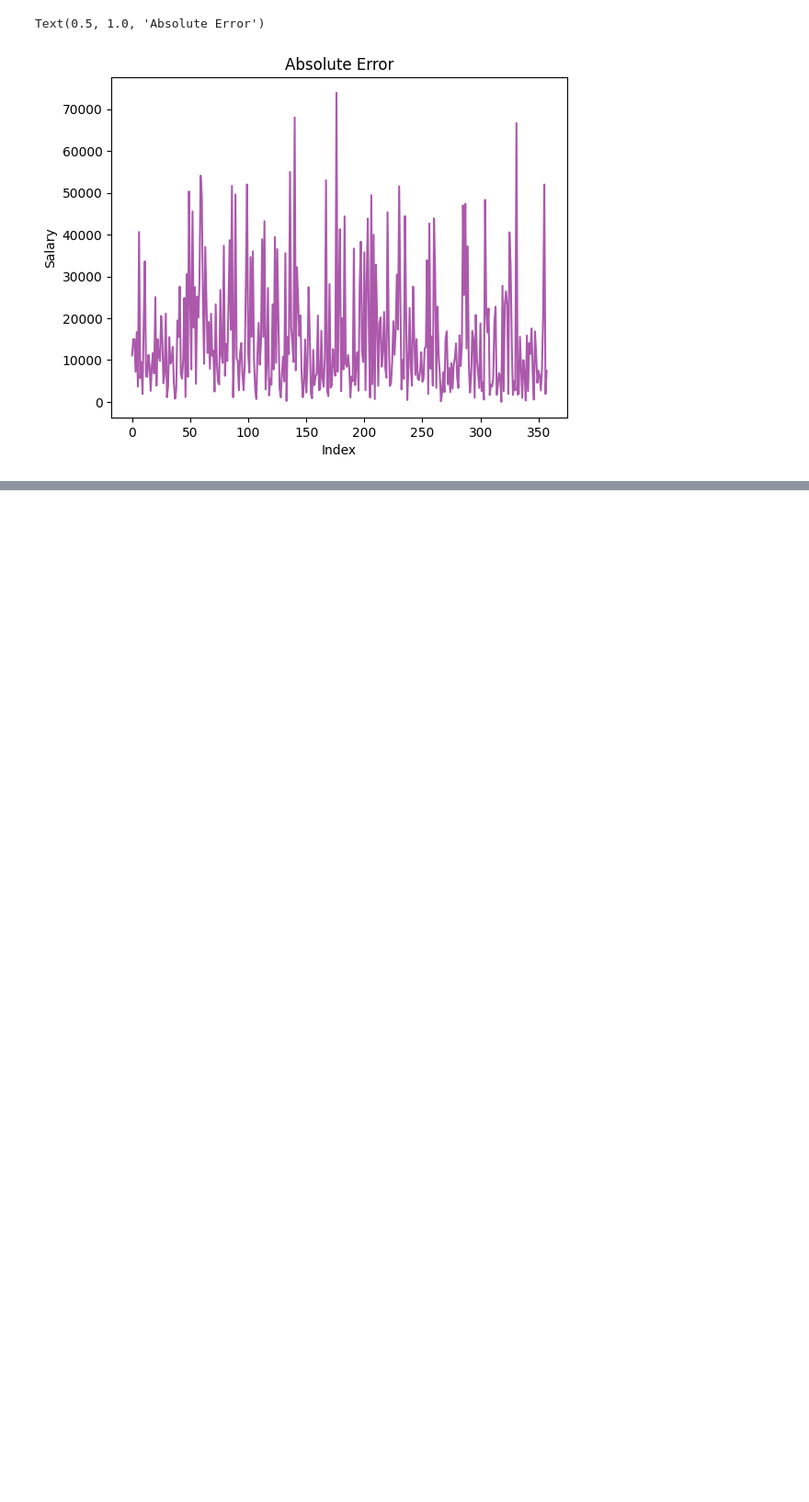
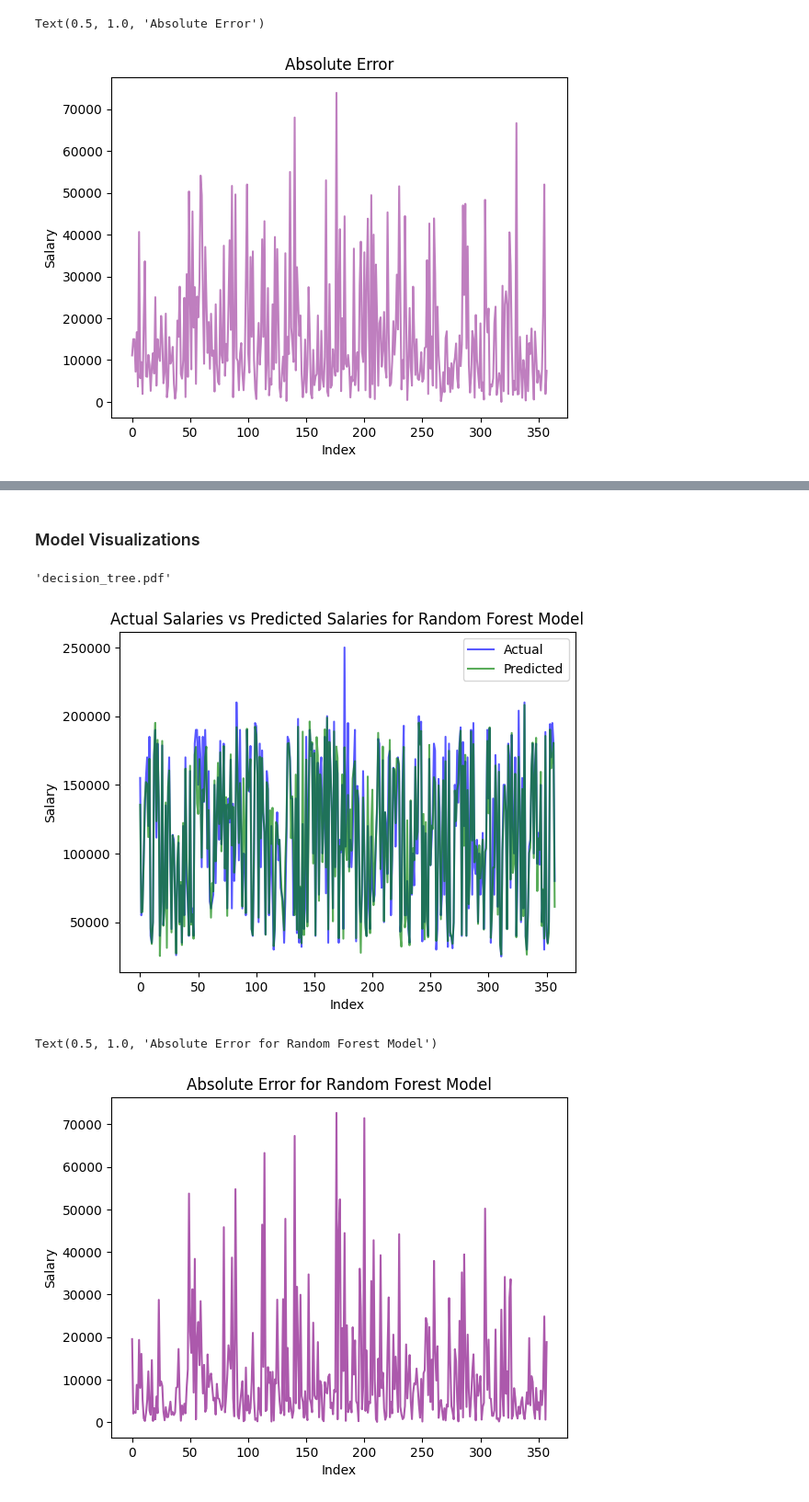
Before and after one commit to alexbuntaran/CSC466-FinalProject, a Jupyter notebook: SalaryAnalysis.ipynb, the cells around one changed output, grey strips where cells are left out. Shown at 92% size. Saved outputs shown, nothing was run; the diff lists cells and outputs as text; code cells hidden in the pictures; blank space fills up the shorter version.

```diff
--- a/SalaryAnalysis.ipynb
+++ b/SalaryAnalysis.ipynb
@@ -305,0 +495,9 @@ Text(0.5, 1.0, 'Absolute Error')
+# %%
+# create model pipeline
+pipeline = make_pipeline(
+    ct,
+    RandomForestRegressor(max_depth=30, min_samples_leaf=1, min_samples_split=5,n_estimators=200, random_state=42)
+)
+
+# train model on training data
+pipeline.fit(X=X_train, y=y_train)
@@ -305,0 +519,6 @@ Text(0.5, 1.0, 'Absolute Error')
+# %%
+y_pred = pipeline.predict(X_test)
+
+print("Mean Squared Error (MSE):", mean_squared_error(y_test, y_pred))
+print("Root Mean Squared Error (RMSE):", math.sqrt(mean_squared_error(y_test, y_pred)))
+print("R2 Score:", r2_score(y_test, y_pred))
@@ -305,0 +529,2 @@ Text(0.5, 1.0, 'Absolute Error')
+# %% [markdown]
+### Model Visualizations
@@ -305,0 +550,61 @@ Text(0.5, 1.0, 'Absolute Error')
+# %%
+random_forest_model = pipeline.named_steps['randomforestregressor']
+tree = random_forest_model.estimators_[0]
+
+# Extract feature names
+transformed_feature_names = get_feature_names(pipeline.named_steps['columntransformer'])
+
+# Export the tree to a DOT format
+dot_data = export_graphviz(tree, out_file=None,
+                           feature_names=transformed_feature_names,
+                           filled=True, rounded=True,
+                           special_characters=True, max_depth=3)  # Limiting tree depth for readability
+
+# Use graphviz to render the DOT data
+graph = graphviz.Source(dot_data)
+graph.render("decision_tree")
+# %% [output]
+'decision_tree.pdf'
+# %%
+# Actual Salaries vs Predicted Salaries Graph
+
+# table consisting of actual salaries
+df_actual = pd.DataFrame({"x": [n for n in range(len(y_test))]})
+df_actual["y"] = list(y_test)
+
+# table consisting of predicted salaries
+df_predicted = pd.DataFrame({"x": [n for n in range(len(y_pred))]})
+df_predicted["y"] = y_pred
+
+# create shared plot
+ax = plt.gca()
+
+# plot actual and predicted salaries
+df_actual.plot(x="x", y="y", kind="line", color="blue", label="Actual", ax=ax, alpha=0.65)
+df_predicted.plot(x="x", y="y", kind="line", color="green", label="Predicted", ax=ax, alpha=0.65)
+
+# set labels
+ax.set_xlabel("Index")
+ax.set_ylabel("Salary")
+ax.set_title("Actual Salaries vs Predicted Salaries for Random Forest Model")
+
+plt.show()
+
+# Absolute Error Graph
+
+# take the difference between each actual and predicted
+df_diff = pd.DataFrame({"x": [n for n in range(len(y_test))]})
+df_diff["y"] = y_test.to_numpy() - y_pred
+
+# apply absolute value
+df_diff = df_diff.apply(abs)
+
+# set labels
+plt.plot(df_diff["x"], df_diff["y"], color="purple", alpha=0.65)
+plt.xlabel("Index")
+plt.ylabel("Salary")
+plt.title("Absolute Error for Random Forest Model")
+# %% [output]
+[figure, added]
+Text(0.5, 1.0, 'Absolute Error for Random Forest Model')
+[figure, added]
```
Also changed, not shown: parts of 17 cells of this notebook, 2 other files.
